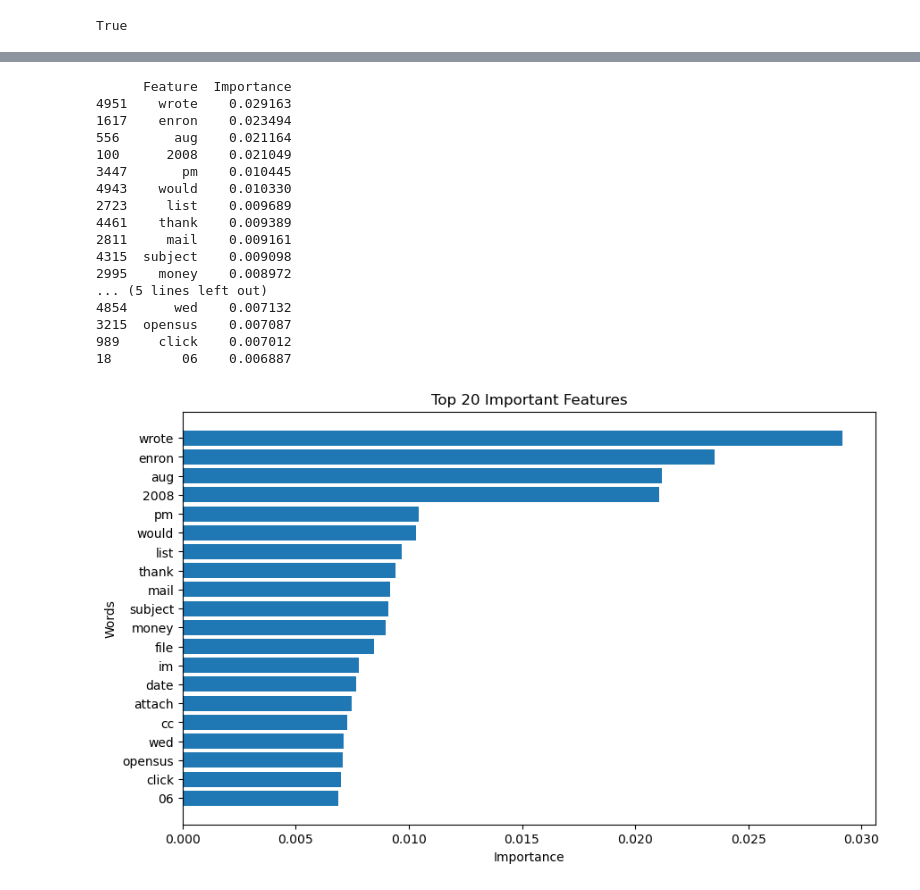
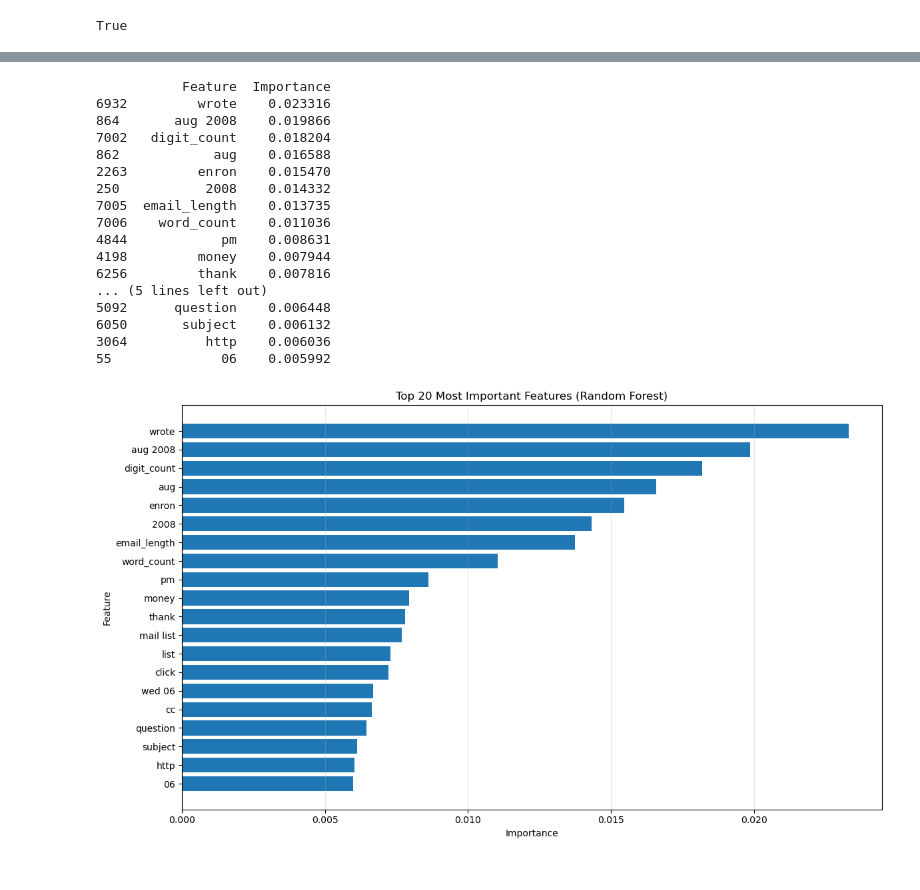
Before and after one commit to Niva0106/AI-Driven-Phishing-Email-Detection, a Jupyter notebook: AI Driven Phishing Email Detection.ipynb, the cells around one changed output, grey strips where cells are left out. Saved outputs shown, nothing was run; the diff lists cells and outputs as text; code cells hidden in the pictures.

Commit message:
Updated the model prediction

```diff
--- a/AI Driven Phishing Email Detection.ipynb
+++ b/AI Driven Phishing Email Detection.ipynb
@@ -78,7 +154,7 @@ from sklearn.neural_network import MLPClassifier
 # %%
 models = {
-    "Logistic Regression": LogisticRegression(max_iter=1000, random_state=42),
-    "Random Forest": RandomForestClassifier(n_estimators=100, random_state=42),
+    "Logistic Regression": LogisticRegression(solver="saga",max_iter=3000,random_state=42),
+    "Random Forest": RandomForestClassifier(n_estimators=100, random_state=42,n_jobs=-1),
     "Naive Bayes": MultinomialNB(),
     "Neural Network": MLPClassifier(hidden_layer_sizes=(100,), max_iter=300, random_state=42)
 }
@@ -198,52 +293,59 @@ results_df
 # %%
-rf_model = models["Random Forest"]
+engineered_features = [
+    "url_count",
+    "email_count",
+    "digit_count",
+    "capital_count",
+    "exclamation_count",
+    "email_length",
+    "word_count",
+    "keyword_count"
+]
+feature_names = (list(vectorizer.get_feature_names_out()) + engineered_features)
+importances = rf_model.feature_importances_
 
-feature_names = vectorizer.get_feature_names_out()
-importances = rf_model.feature_importances_
+assert len(feature_names) == len(importances), "Feature names and importances do not match!"
 
 feature_importance = pd.DataFrame({
     "Feature": feature_names,
     "Importance": importances
 })
 
-feature_importance = feature_importance.sort_values(
-    by="Importance",
-    ascending=False
-)
+feature_importance = feature_importance.sort_values(by="Importance",ascending=False)
 
 print(feature_importance.head(20))
 # %% [output]
-      Feature  Importance
-4951    wrote    0.029163
-1617    enron    0.023494
-556       aug    0.021164
-100      2008    0.021049
-3447       pm    0.010445
-4943    would    0.010330
-2723     list    0.009689
-4461    thank    0.009389
-2811     mail    0.009161
-4315  subject    0.009098
-2995    money    0.008972
+           Feature  Importance
+6932         wrote    0.023316
+864       aug 2008    0.019866
+7002   digit_count    0.018204
+862            aug    0.016588
+2263         enron    0.015470
+250           2008    0.014332
+7005  email_length    0.013735
+7006    word_count    0.011036
+4844            pm    0.008631
+4198         money    0.007944
+6256         thank    0.007816
 ... (5 lines left out)
-4854      wed    0.007132
-3215  opensus    0.007087
-989     click    0.007012
-18         06    0.006887
+5092      question    0.006448
+6050       subject    0.006132
+3064          http    0.006036
+55              06    0.005992
 # %%
-top20 = feature_importance.head(20)
-
-plt.figure(figsize=(10,6))
-
-plt.barh(top20["Feature"], top20["Importance"])
-
-plt.title("Top 20 Important Features")
+top_features = feature_importance.head(20)
+plt.figure(figsize=(12,7))
+plt.barh(
+    top_features["Feature"],
+    top_features["Importance"]
+)
+plt.grid(axis="x", alpha=0.3)
 plt.xlabel("Importance")
-plt.ylabel("Words")
-
+plt.ylabel("Feature")
+plt.title("Top 20 Most Important Features (Random Forest)")
 plt.gca().invert_yaxis()
-
+plt.tight_layout()
 plt.show()
 # %% [output]
-[figure, old version]
+[figure, new version]
 # %%
```
Also changed, not shown: parts of 24 cells of this notebook.
